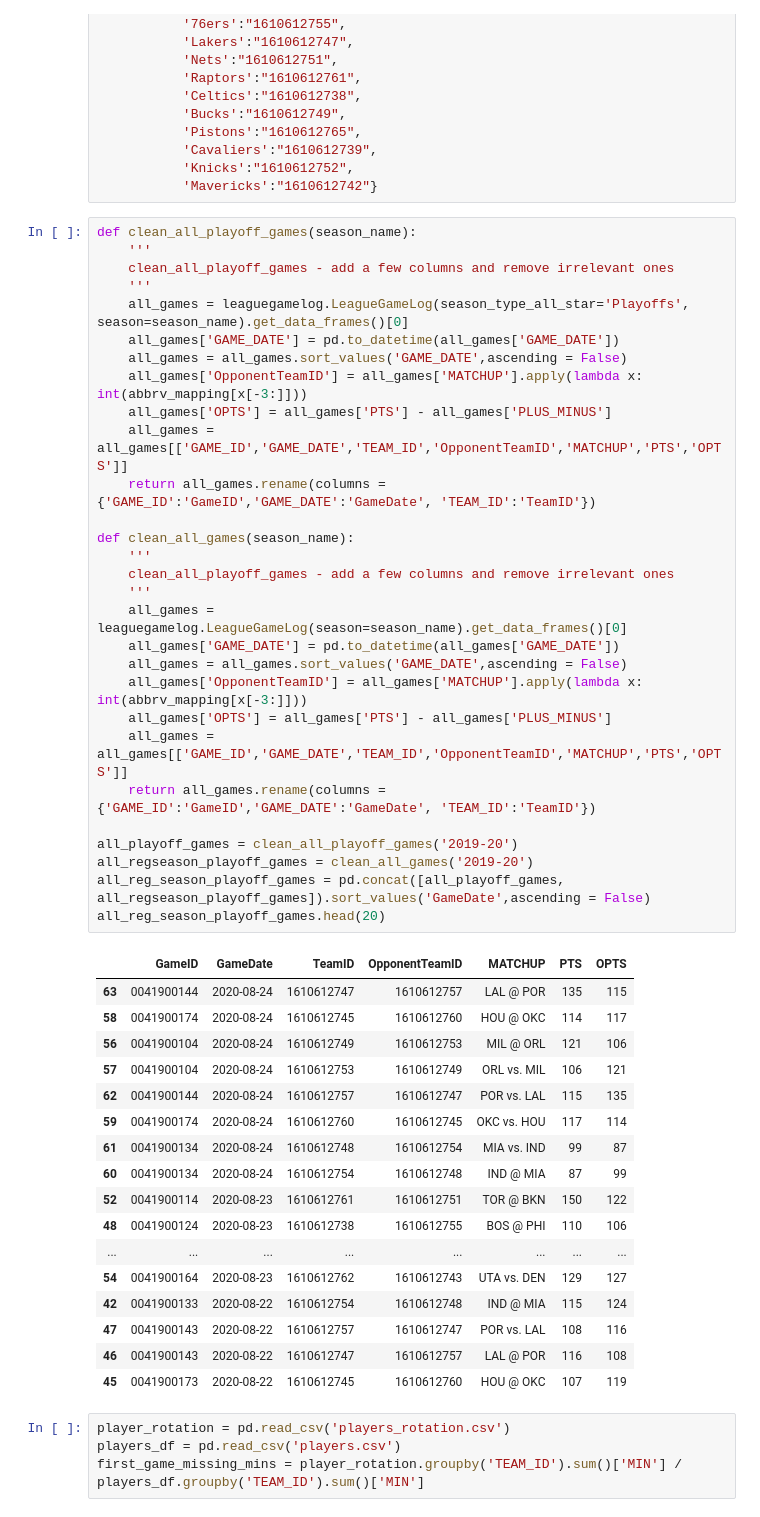
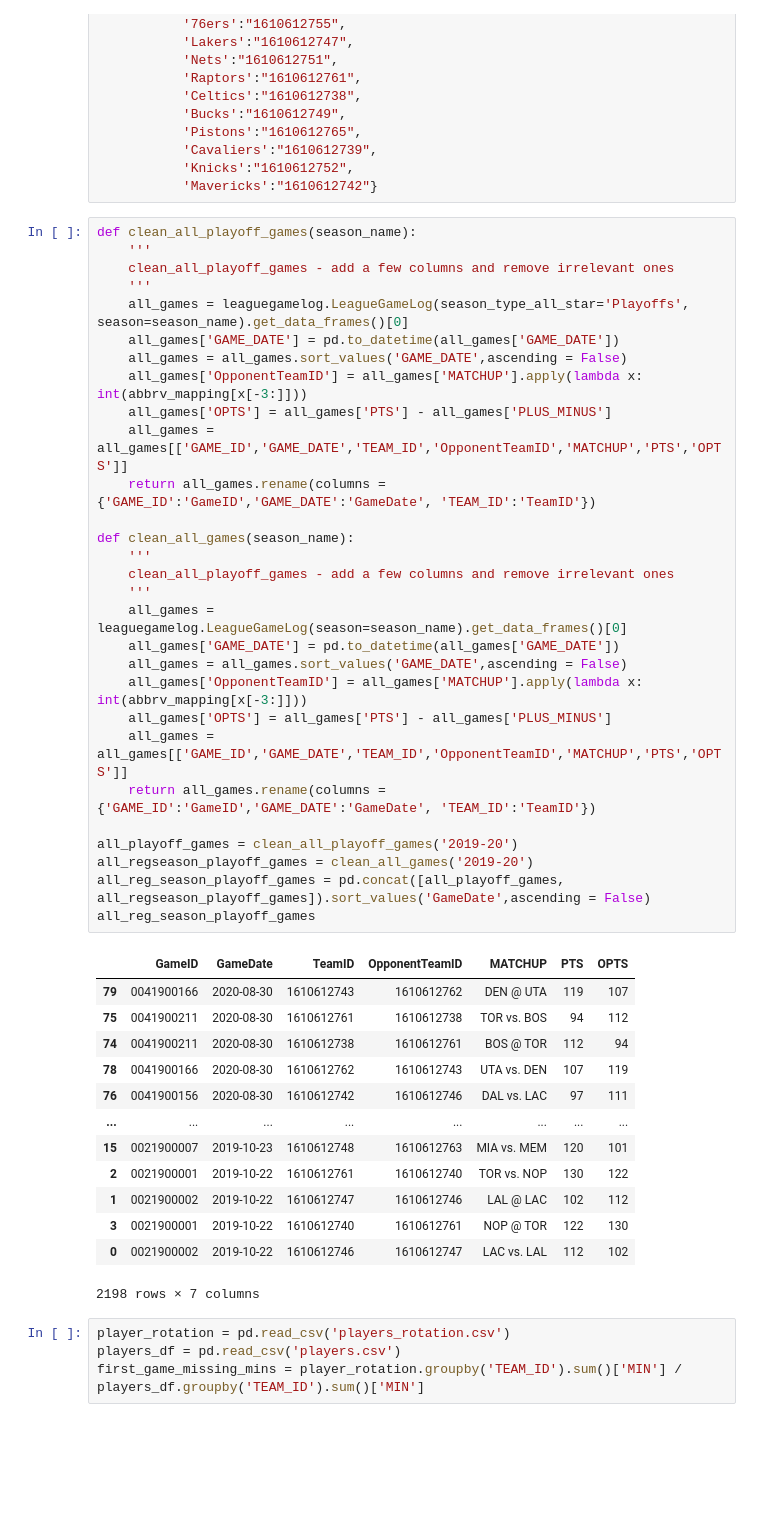
Before and after one commit to jason-shoe/bubble-predictions, a Jupyter notebook: playoffs/2game_prediction.ipynb, the cells around one changed output. Cells and saved outputs as stored; diff of their text form; blank space fills up the shorter version.

```diff
--- a/playoffs/2game_prediction.ipynb
+++ b/playoffs/2game_prediction.ipynb
@@ -74,50 +74,46 @@ name_mapping = {'Nuggets':"1610612743",
 # %%
 def clean_all_playoff_games(season_name):
     '''
     clean_all_playoff_games - add a few columns and remove irrelevant ones
     '''
     all_games = leaguegamelog.LeagueGameLog(season_type_all_star='Playoffs', season=season_name).get_data_frames()[0]
     all_games['GAME_DATE'] = pd.to_datetime(all_games['GAME_DATE'])
     all_games = all_games.sort_values('GAME_DATE',ascending = False)
     all_games['OpponentTeamID'] = all_games['MATCHUP'].apply(lambda x: int(abbrv_mapping[x[-3:]]))
     all_games['OPTS'] = all_games['PTS'] - all_games['PLUS_MINUS']
     all_games = all_games[['GAME_ID','GAME_DATE','TEAM_ID','OpponentTeamID','MATCHUP','PTS','OPTS']]
     return all_games.rename(columns = {'GAME_ID':'GameID','GAME_DATE':'GameDate', 'TEAM_ID':'TeamID'})
 
 def clean_all_games(season_name):
     '''
     clean_all_playoff_games - add a few columns and remove irrelevant ones
     '''
     all_games = leaguegamelog.LeagueGameLog(season=season_name).get_data_frames()[0]
     all_games['GAME_DATE'] = pd.to_datetime(all_games['GAME_DATE'])
     all_games = all_games.sort_values('GAME_DATE',ascending = False)
     all_games['OpponentTeamID'] = all_games['MATCHUP'].apply(lambda x: int(abbrv_mapping[x[-3:]]))
     all_games['OPTS'] = all_games['PTS'] - all_games['PLUS_MINUS']
     all_games = all_games[['GAME_ID','GAME_DATE','TEAM_ID','OpponentTeamID','MATCHUP','PTS','OPTS']]
     return all_games.rename(columns = {'GAME_ID':'GameID','GAME_DATE':'GameDate', 'TEAM_ID':'TeamID'})
 
 all_playoff_games = clean_all_playoff_games('2019-20')
 all_regseason_playoff_games = clean_all_games('2019-20')
 all_reg_season_playoff_games = pd.concat([all_playoff_games, all_regseason_playoff_games]).sort_values('GameDate',ascending = False)
-all_reg_season_playoff_games.head(20)
+all_reg_season_playoff_games
 # %% [output]
 |  | GameID | GameDate | TeamID | OpponentTeamID | MATCHUP | PTS | OPTS |
-| 63 | 0041900144 | 2020-08-24 | 1610612747 | 1610612757 | LAL @ POR | 135 | 115 |
-| 58 | 0041900174 | 2020-08-24 | 1610612745 | 1610612760 | HOU @ OKC | 114 | 117 |
-| 56 | 0041900104 | 2020-08-24 | 1610612749 | 1610612753 | MIL @ ORL | 121 | 106 |
-| 57 | 0041900104 | 2020-08-24 | 1610612753 | 1610612749 | ORL vs. MIL | 106 | 121 |
-| 62 | 0041900144 | 2020-08-24 | 1610612757 | 1610612747 | POR vs. LAL | 115 | 135 |
-| 59 | 0041900174 | 2020-08-24 | 1610612760 | 1610612745 | OKC vs. HOU | 117 | 114 |
-| 61 | 0041900134 | 2020-08-24 | 1610612748 | 1610612754 | MIA vs. IND | 99 | 87 |
-| 60 | 0041900134 | 2020-08-24 | 1610612754 | 1610612748 | IND @ MIA | 87 | 99 |
-| 52 | 0041900114 | 2020-08-23 | 1610612761 | 1610612751 | TOR @ BKN | 150 | 122 |
-| 48 | 0041900124 | 2020-08-23 | 1610612738 | 1610612755 | BOS @ PHI | 110 | 106 |
+| 79 | 0041900166 | 2020-08-30 | 1610612743 | 1610612762 | DEN @ UTA | 119 | 107 |
+| 75 | 0041900211 | 2020-08-30 | 1610612761 | 1610612738 | TOR vs. BOS | 94 | 112 |
+| 74 | 0041900211 | 2020-08-30 | 1610612738 | 1610612761 | BOS @ TOR | 112 | 94 |
+| 78 | 0041900166 | 2020-08-30 | 1610612762 | 1610612743 | UTA vs. DEN | 107 | 119 |
+| 76 | 0041900156 | 2020-08-30 | 1610612742 | 1610612746 | DAL vs. LAC | 97 | 111 |
 | ... | ... | ... | ... | ... | ... | ... | ... |
-| 54 | 0041900164 | 2020-08-23 | 1610612762 | 1610612743 | UTA vs. DEN | 129 | 127 |
-| 42 | 0041900133 | 2020-08-22 | 1610612754 | 1610612748 | IND @ MIA | 115 | 124 |
-| 47 | 0041900143 | 2020-08-22 | 1610612757 | 1610612747 | POR vs. LAL | 108 | 116 |
-| 46 | 0041900143 | 2020-08-22 | 1610612747 | 1610612757 | LAL @ POR | 116 | 108 |
-| 45 | 0041900173 | 2020-08-22 | 1610612745 | 1610612760 | HOU @ OKC | 107 | 119 |
+| 15 | 0021900007 | 2019-10-23 | 1610612748 | 1610612763 | MIA vs. MEM | 120 | 101 |
+| 2 | 0021900001 | 2019-10-22 | 1610612761 | 1610612740 | TOR vs. NOP | 130 | 122 |
+| 1 | 0021900002 | 2019-10-22 | 1610612747 | 1610612746 | LAL @ LAC | 102 | 112 |
+| 3 | 0021900001 | 2019-10-22 | 1610612740 | 1610612761 | NOP @ TOR | 122 | 130 |
+| 0 | 0021900002 | 2019-10-22 | 1610612746 | 1610612747 | LAC vs. LAL | 112 | 102 |
+2198 rows × 7 columns
 # %%
 player_rotation = pd.read_csv('players_rotation.csv')
 players_df = pd.read_csv('players.csv')
```
Also changed, not shown: parts of 7 cells of this notebook, 9 other files.
